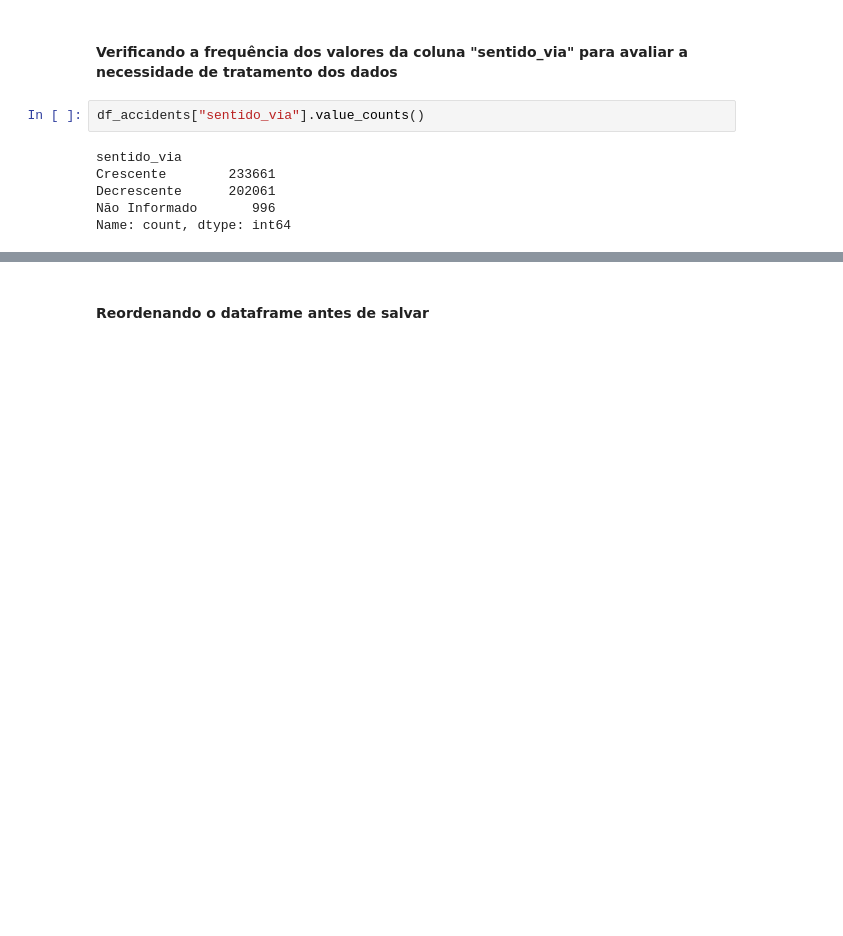
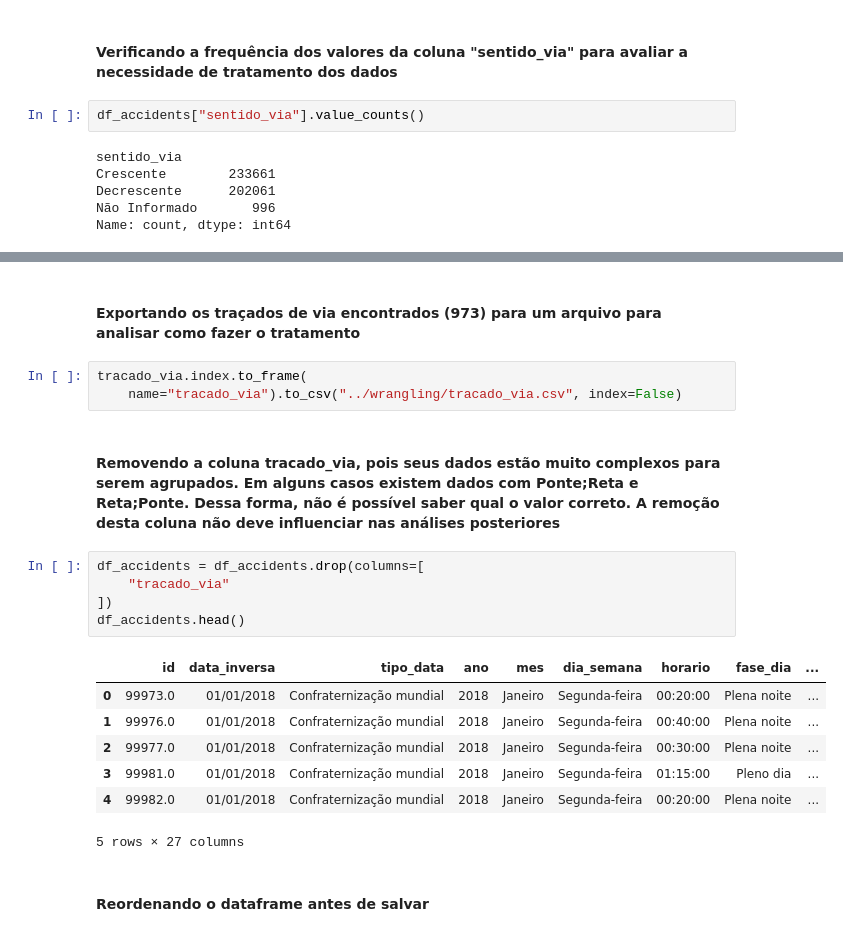
Before and after one commit to evidal1990/coderhouse_datascience, a Jupyter notebook: wrangling/data_wrangling.ipynb, the cells around one changed output, grey strips where cells are left out. Saved outputs shown, nothing was run; the diff lists cells and outputs as text; blank space fills up the shorter version.

```diff
--- a/wrangling/data_wrangling.ipynb
+++ b/wrangling/data_wrangling.ipynb
@@ -795,3 +837,23 @@ Name: count, dtype: int64
+# %% [markdown]
+#### Exportando os traçados de via encontrados (973) para um arquivo para analisar como fazer o tratamento
+# %%
+tracado_via.index.to_frame(
+    name="tracado_via").to_csv("../wrangling/tracado_via.csv", index=False)
+# %% [markdown]
+#### Removendo a coluna tracado_via, pois seus dados estão muito complexos para serem agrupados. Em alguns casos existem dados com Ponte;Reta e Reta;Ponte. Dessa forma, não é possível saber qual o valor correto. A remoção desta coluna não deve influenciar nas análises posteriores
+# %%
+df_accidents = df_accidents.drop(columns=[
+    "tracado_via"
+])
+df_accidents.head()
+# %% [output]
+|  | id | data_inversa | tipo_data | ano | mes | dia_semana | horario | fase_dia | ... |
+| 0 | 99973.0 | 01/01/2018 | Confraternização mundial | 2018 | Janeiro | Segunda-feira | 00:20:00 | Plena noite | ... |
+| 1 | 99976.0 | 01/01/2018 | Confraternização mundial | 2018 | Janeiro | Segunda-feira | 00:40:00 | Plena noite | ... |
+| 2 | 99977.0 | 01/01/2018 | Confraternização mundial | 2018 | Janeiro | Segunda-feira | 00:30:00 | Plena noite | ... |
+| 3 | 99981.0 | 01/01/2018 | Confraternização mundial | 2018 | Janeiro | Segunda-feira | 01:15:00 | Pleno dia | ... |
+| 4 | 99982.0 | 01/01/2018 | Confraternização mundial | 2018 | Janeiro | Segunda-feira | 00:20:00 | Plena noite | ... |
+5 rows × 27 columns
 # %% [markdown]
 #### Reordenando o dataframe antes de salvar
 # %%
```
Also changed, not shown: parts of 7 cells of this notebook.
